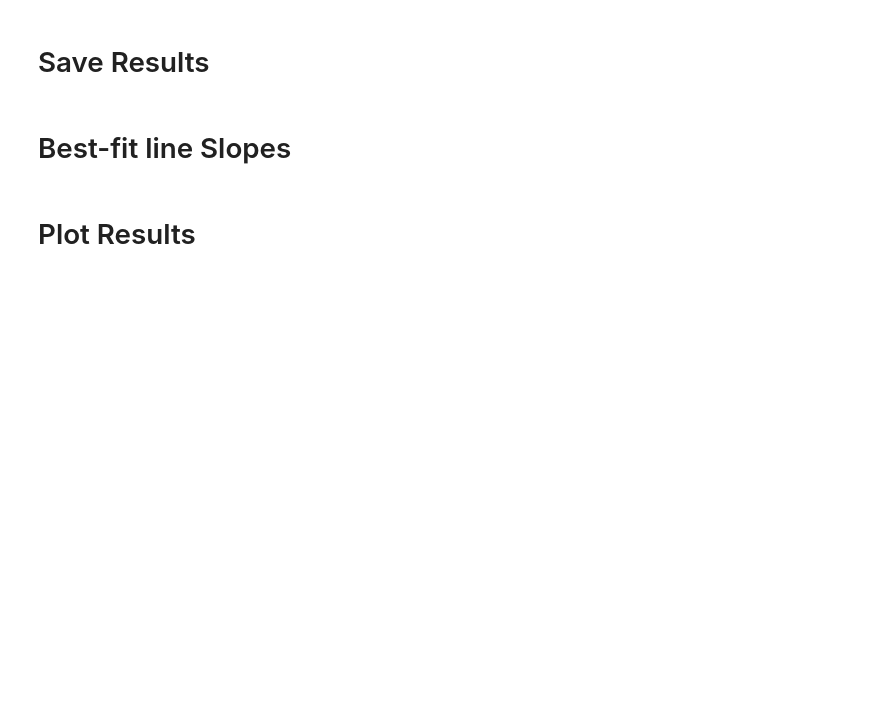
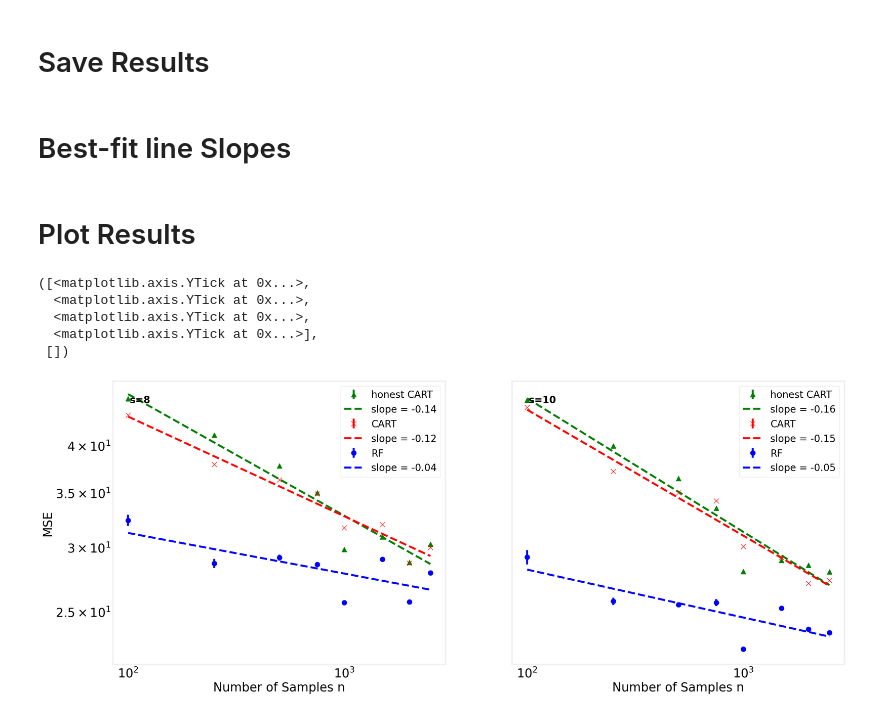
Before and after one commit to DanielNguyen-05/Group04_DecisionTree_Project, a Jupyter notebook: 02_Experiments/source_code/Simulations/age_experiment.ipynb, the cells around one changed output. Saved outputs shown, nothing was run; the diff lists cells and outputs as text; code cells hidden in the pictures; blank space fills up the shorter version.

Commit message:
format output images

```diff
--- a/02_Experiments/source_code/Simulations/age_experiment.ipynb
+++ b/02_Experiments/source_code/Simulations/age_experiment.ipynb
@@ -299,39 +296,46 @@ linear_lower_bound_axs[1].errorbar(n_train,pow(math.e,RF_best_fit[1][0]*np.array
 
 
 
 linear_lower_bound_axs[0].legend(loc = 'best')
 linear_lower_bound_axs[1].legend(loc = 'best')
 
-linear_lower_bound_axs[0].text(500.0, 3.45, 's=8',
-      fontsize=16, fontweight='bold', va='top')
-linear_lower_bound_axs[1].text(500.0, 3.45, 's=10',
-      fontsize=16, fontweight='bold', va='top')
+linear_lower_bound_axs[0].text(0.05, 0.95, 's=8',
+      fontsize=20, fontweight='bold', va='top', ha='left', transform=linear_lower_bound_axs[0].transAxes)
+linear_lower_bound_axs[1].text(0.05, 0.95, 's=10',
+      fontsize=20, fontweight='bold', va='top', ha='left', transform=linear_lower_bound_axs[1].transAxes)
 linear_lower_bound_axs[0].set_ylabel('MSE',fontsize = 25)
 #linear_lower_bound_axs[1].set_ylabel('MSE',fontsize = 18)
 
 linear_lower_bound_axs[0].set_xlabel('Number of Samples n',fontsize = 25)
 linear_lower_bound_axs[1].set_xlabel('Number of Samples n',fontsize = 25)
 
 linear_lower_bound_axs[0].set_yscale('log')
 linear_lower_bound_axs[1].set_yscale('log')
 linear_lower_bound_axs[0].set_xscale('log')
 linear_lower_bound_axs[1].set_xscale('log')
 
 linear_lower_bound_axs[0].grid()
 linear_lower_bound_axs[1].grid()
 
 
 
 #plt.tight_layout(pad=0.4,w_pad=0.5, h_pad=1.5)
 
-labels = [r'$10^{0}$', r'$10^{1}$', r'$10^{2}$', r'$10^{3}$']
-ytick = [1,10,100,1000]
+labels = [r'$2.5 \times 10^{1}$', r'$3 \times 10^{1}$', r'$3.5 \times 10^{1}$', r'$4 \times 10^{1}$']
+ytick = [25,30,35,40]
 #plt.xticks(n_train, labels, rotation='vertical')
 
 
 #linear_lower_bound_axs[0].set_yticks([0.1, 0.5, 1.0,3.0])
-# plt.yticks(ytick,labels)
+plt.yticks(ytick,labels)
 #linear_lower_bound_axs[0].get_yaxis().set_major_formatter(matplotlib.ticker.ScalarFormatter())
 #linear_lower_bound_axs[0].set_ylim(0.1, 3.0);
+# %% [output]
+([<matplotlib.axis.YTick at 0x...>,
+  <matplotlib.axis.YTick at 0x...>,
+  <matplotlib.axis.YTick at 0x...>,
+  <matplotlib.axis.YTick at 0x...>],
+ [])
+[figure, added]
 # %%
 linear_lower_bound_fig.savefig('figures/age_linear_lower_bound.png')
```
Also changed, not shown: parts of 1 cell of this notebook, 5 other files.
